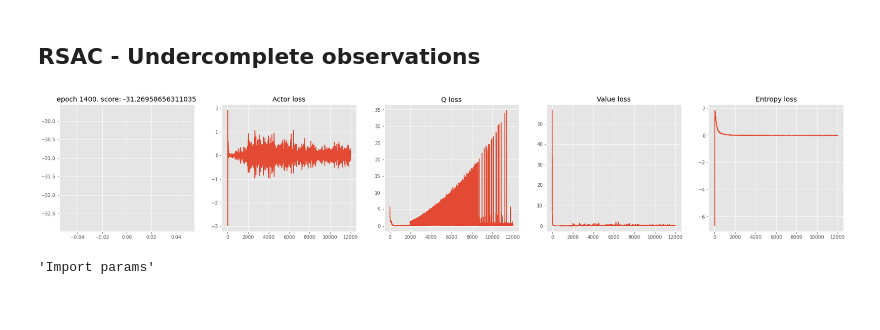
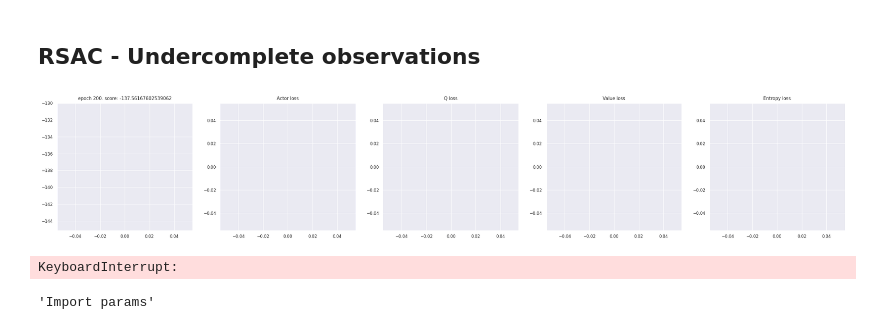
Before and after one commit to JopNiessen/SoftActorCritic, a Jupyter notebook: Particle-in-a-box.ipynb, the cells around one changed output. Drawn from its saved outputs; the diff is of its cells as text; code cells hidden in the pictures.

```diff
--- a/Particle-in-a-box.ipynb
+++ b/Particle-in-a-box.ipynb
@@ -9,7 +9,8 @@ import jax.random as jrandom
 
 import numpy as np
 import matplotlib.pyplot as plt
-plt.style.use('ggplot')
+import seaborn as sns
+sns.set_theme(context="paper", style="darkgrid", palette="deep")
 import pickle
 
 # import local libraries
@@ -276,6 +331,7 @@ for i, x in enumerate(x_space):
     qx[i,j] = dx
     qv[i,j] = dv
 # %%
+key = jrandom.PRNGKey(0)
 x0 = [jnp.array([4, -3]), jnp.array([-3, -3]), jnp.array([-4, 3]), jnp.array([0, 0])]
 threshold = .5
 
@@ -285,9 +341,11 @@ fig, ax = plt.subplots(2, 2, figsize=(15, 8))
 ax = ax.flatten()
 
 for idx in range(n_trials):
-    controller = PARAMS[name][idx][f'N{Nep}']['pi'].predict_step
+    #controller = PARAMS[name][idx][f'N{Nep}']['pi'].predict_step
+    controller = PARAMS[name][idx][f'N{Nep}']['pi']
     for pidx in range(4):
-        S, Y, U, _ = run_trial(env, controller, T=15, x0=x0[pidx], recurrent=True, hidden_size=hidden_size)
+        #S, Y, U, _ = run_trial(env, controller, key, T=15, x0=x0[pidx], recurrent=True, hidden_size=hidden_size)
+        S, Y, U, _ = run_trial(env, controller, key, window=True, history_size=12, T=15, x0=x0[pidx], recurrent=True, hidden_size=hidden_size)
         idx_tmp = np.where(abs(np.diff(S[:,1])) > threshold)[0] + 1
         S[idx_tmp] = np.nan
         ax[pidx].plot(S[:,0], S[:,1], c='tab:blue', label='R-SAC' if idx==0 else None)
@@ -296,9 +354,10 @@ env.v = jnp.identity(2) * 0
 lqr = LQRSolver(env.A, env.B, env.G, env.R)
 
 for idx in range(4):
-    S, Y, U, _ = run_trial(env, lqr, T=15, x0=x0[idx])
+    S, Y, U, _ = run_trial(env, lqr, key, T=15, x0=x0[idx])
     ax[idx].plot(S[:,0], S[:,1], c='tab:red', label='LQR')
-    ax[idx].quiver(xv, vv, qx, qv)
+    ax[idx].streamplot(xv, vv, qx, qv, density=.5, color='lightgrey')
+    # ax[idx].quiver(xv, vv, qx, qv)
     ax[idx].set_xlabel('x')
     ax[idx].set_ylabel(r'$\dot{x}$')
     ax[idx].set_xlim([-5, 5])
@@ -348,8 +407,8 @@ state_scale = 5
 obs_size = 2
 ctrl_size = 1
 
-n_trials = 2
-Nep = 2000 #1400
+n_trials = 4
+Nep = 1600
 noise_lvl = 0
 name = 'RSAC_box_U'
 # %%
@@ -362,33 +421,35 @@ for idx in range(n_trials):
     np.random.seed(idx)
     key = jrandom.PRNGKey(idx)
 
     env = Box_SDI()
     env.v = jnp.array([[1, 0], [0, 0]]) * noise_lvl
     env.C = jnp.array([[1, 0], [0, 0]])
 
     agent = SACAgent(
         env, memory_size, key,
         initial_random_steps=initial_random_steps,
         obs_size=obs_size,
         ctrl_size=ctrl_size,
         control_limit=control_limit,
         epochs_per_step=10,
         lr=1e-2,
         lr_q=1e-3,
         memory_decay=5e-3,
         gamma=gamma,
         history_size=history_size,
-        hidden_size=hidden_size
+        hidden_size=hidden_size,
+        RNN_type='GRU'
     )
 
     for factor in range(1, int(Nep/200)+1):
         agent.train(200, key, plotting_interval=200, record=True)
 
         PARAMS[name][idx][f'N{factor*200}'] = {'pi': agent.actor.model,
                                                     'q1': agent.QF1.model,
                                                     'q2': agent.QF2.model,
                                                     'v': agent.VF.model,
                                                     'vt': agent.VF_target.model}
 # %% [output]
-[figure, old version]
+[figure, new version]
+KeyboardInterrupt:
 # %%
```
Also changed, not shown: parts of 7 cells of this notebook, 10 other files.
